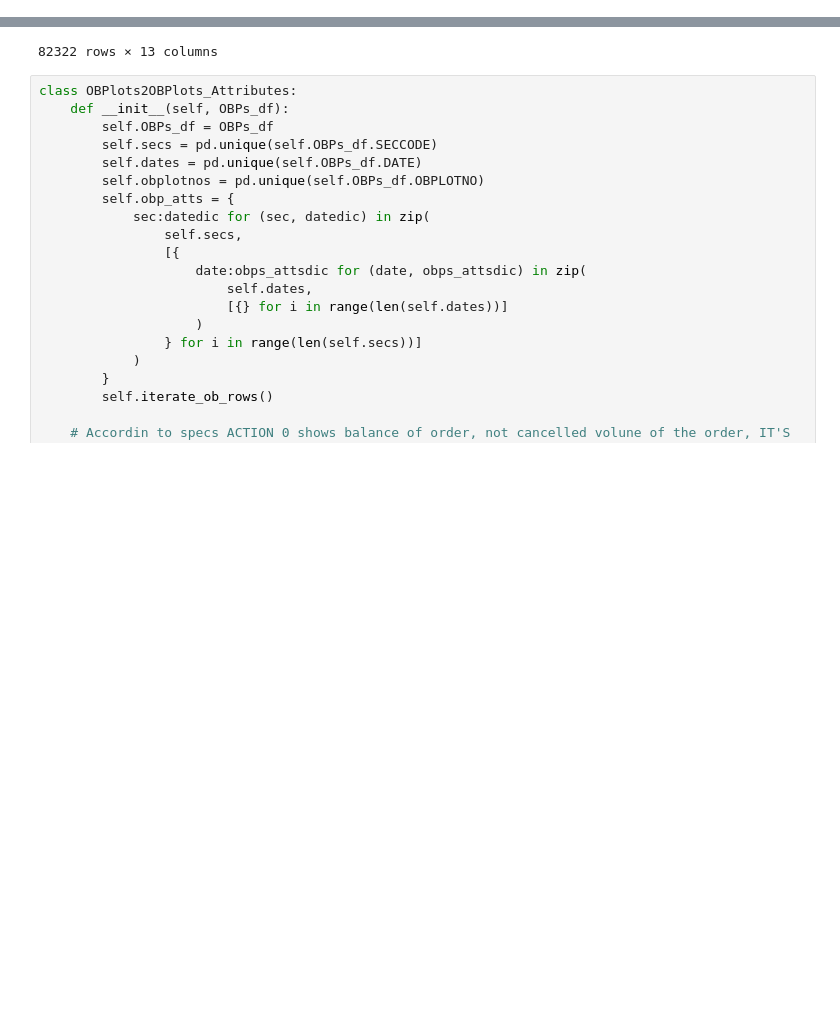
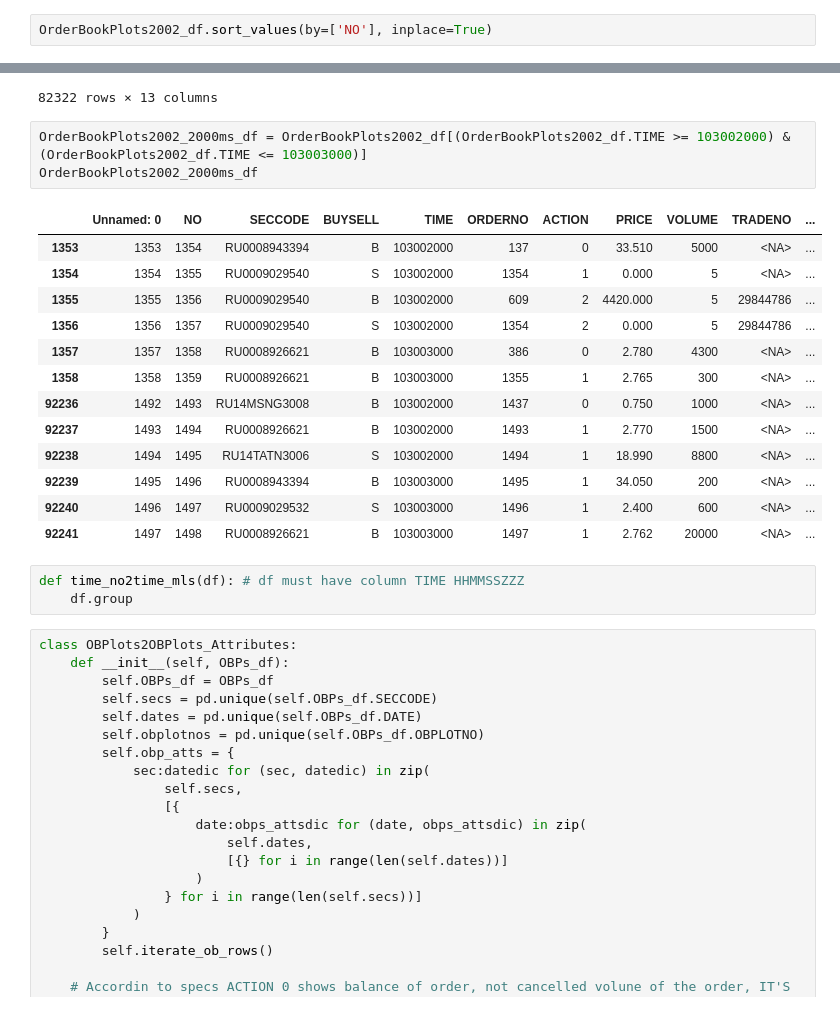
Before and after one commit to leonid-tkach/order-book-plot-find, a Jupyter notebook: OBPlots_Attributes.ipynb, the cells around one changed output, grey strips where cells are left out. Drawn from its saved outputs; the diff is of its cells as text; blank space fills up the shorter version.

```diff
--- a/OBPlots_Attributes.ipynb
+++ b/OBPlots_Attributes.ipynb
@@ -9,3 +9,5 @@ OrderBookPlots2002_df['TRADENO'] = OrderBookPlots2002_df['TRADENO'].astype(pd.In
+# %%
+OrderBookPlots2002_df.sort_values(by=['NO'], inplace=True)
 # %%
 OrderBookPlots2002_df[(OrderBookPlots2002_df.PRICE != OrderBookPlots2002_df.TRADEPRICE) &
                  pd.notnull(OrderBookPlots2002_df.TRADEPRICE)]
@@ -51,6 +55,26 @@ OrderBookPlots2007_df[(OrderBookPlots2007_df.PRICE != OrderBookPlots2007_df.TRAD
 | 521681 | 1132350 | 1132351 | LKOH | B | 174458000 | 476519 | 2 | 2112.01 | 5 | 330414240 | ... |
 | 521683 | 1132376 | 1132377 | GMKN | B | 174458000 | 476512 | 2 | 0.00 | 30 | 330414255 | ... |
 82322 rows × 13 columns
+# %%
+OrderBookPlots2002_2000ms_df = OrderBookPlots2002_df[(OrderBookPlots2002_df.TIME >= 103002000) & (OrderBookPlots2002_df.TIME <= 103003000)]
+OrderBookPlots2002_2000ms_df
+# %% [output]
+|  | Unnamed: 0 | NO | SECCODE | BUYSELL | TIME | ORDERNO | ACTION | PRICE | VOLUME | TRADENO | ... |
+| 1353 | 1353 | 1354 | RU0008943394 | B | 103002000 | 137 | 0 | 33.510 | 5000 | <NA> | ... |
+| 1354 | 1354 | 1355 | RU0009029540 | S | 103002000 | 1354 | 1 | 0.000 | 5 | <NA> | ... |
+| 1355 | 1355 | 1356 | RU0009029540 | B | 103002000 | 609 | 2 | 4420.000 | 5 | 29844786 | ... |
+| 1356 | 1356 | 1357 | RU0009029540 | S | 103002000 | 1354 | 2 | 0.000 | 5 | 29844786 | ... |
+| 1357 | 1357 | 1358 | RU0008926621 | B | 103003000 | 386 | 0 | 2.780 | 4300 | <NA> | ... |
+| 1358 | 1358 | 1359 | RU0008926621 | B | 103003000 | 1355 | 1 | 2.765 | 300 | <NA> | ... |
+| 92236 | 1492 | 1493 | RU14MSNG3008 | B | 103002000 | 1437 | 0 | 0.750 | 1000 | <NA> | ... |
+| 92237 | 1493 | 1494 | RU0008926621 | B | 103002000 | 1493 | 1 | 2.770 | 1500 | <NA> | ... |
+| 92238 | 1494 | 1495 | RU14TATN3006 | S | 103002000 | 1494 | 1 | 18.990 | 8800 | <NA> | ... |
+| 92239 | 1495 | 1496 | RU0008943394 | B | 103003000 | 1495 | 1 | 34.050 | 200 | <NA> | ... |
+| 92240 | 1496 | 1497 | RU0009029532 | S | 103003000 | 1496 | 1 | 2.400 | 600 | <NA> | ... |
+| 92241 | 1497 | 1498 | RU0008926621 | B | 103003000 | 1497 | 1 | 2.762 | 20000 | <NA> | ... |
+# %%
+def time_no2time_mls(df): # df must have column TIME HHMMSSZZZ
+    df.group
 # %%
 class OBPlots2OBPlots_Attributes:
     def __init__(self, OBPs_df):
```
Also changed, not shown: parts of 9 cells of this notebook.
